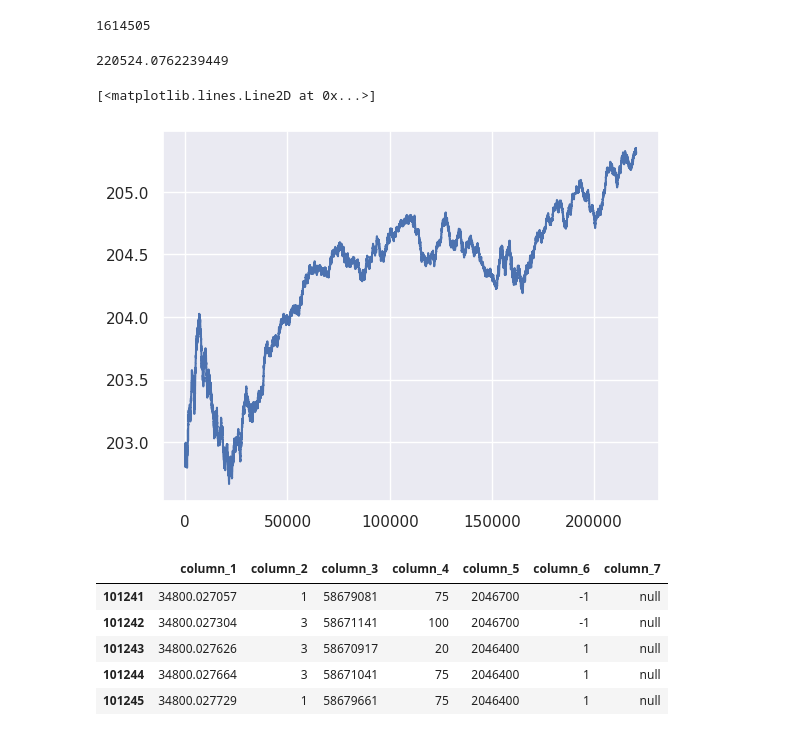
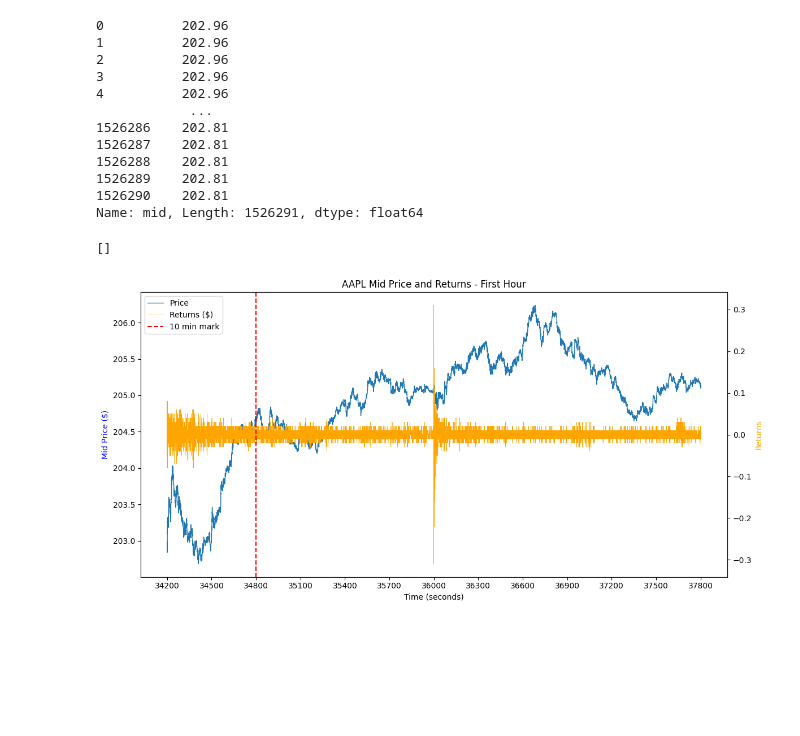
Before and after one commit to benhunt19/deep-lob-project, a Jupyter notebook: src/notebooks/exploratoryDataAnalysis.ipynb, the cells around one changed output. Cells and saved outputs as stored; diff of their text form; code cells hidden in the pictures; blank space fills up the shorter version.

```diff
--- a/src/notebooks/exploratoryDataAnalysis.ipynb
+++ b/src/notebooks/exploratoryDataAnalysis.ipynb
@@ -81,11 +72,6 @@ Passing `palette` without assigning `hue` is deprecated and will be removed in v
 # %%
-aapl_raw_file = rf'/cs/student/projects3/cf/2024/benjhunt/deep-lob-project/data/raw/_data_dwn_43_456__AAPL_2025-06-02_2025-06-04_10/AAPL_2025-06-04_34200000_57600000_orderbook_10.csv'
-aapl_raw = pl.read_csv(aapl_raw_file, has_header=False).to_pandas()
-print(aapl_raw.columns)
-aapl_raw.columns = [
-    sub
-    for i in range(1, 11)
-    for sub in [f'ASKp{i}', f'ASKs{i}', f'BIDp{i}', f'BIDs{i}']
-]
-aapl_raw.head
+aapl_raw_file = rf'C:\Users\benhu\UCL\Term 3\HSBC\deep-lob-project\data\processed\AAPL\orderbooks\unscaled\AAPL_orderbooks_2025-06-04.csv'
+aapl_raw_books = pl.read_csv(aapl_raw_file, has_header=False).to_pandas()
+# print(aapl_raw_books.columns)
+aapl_raw_books.head
 # %% [output]
@@ -118,27 +95,48 @@ Index(['column_1', 'column_2', 'column_3', 'column_4', 'column_5', 'column_6',
 # %%
-aapl_mid = (aapl_raw['ASKp1'] + aapl_raw['BIDp1']) / (2 * 10_000)
-aapl_mid.size
+aapl_raw_books['mid'] = (aapl_raw_books['column_2'] + aapl_raw_books['column_2']) / (2 * 10_000)
+aapl_raw_books['mid']
 # %% [output]
-1614505
+0          202.96
+1          202.96
+2          202.96
+3          202.96
+4          202.96
+            ...
+1526286    202.81
+1526287    202.81
+1526288    202.81
+1526289    202.81
+1526290    202.81
+Name: mid, Length: 1526291, dtype: float64
+# %%
+aapl_raw_books['returns'] =  aapl_raw_books['mid'].diff()
 # %%
-updates_in_first_hour = 60*60/ avg_diffs['AAPL']
-print(updates_in_first_hour)
-first_hour_aapl = aapl_mid[:int(updates_in_first_hour)]
-plt.plot(first_hour_aapl)
+first_hour_time = aapl_raw_books['column_1'][0] + 60*60
+ten_min_time = aapl_raw_books['column_1'][0] + 60*10
+first_hour = aapl_raw_books[aapl_raw_books['column_1'] < first_hour_time]
+fig = plt.figure(figsize=(12,6))
+plt.plot(first_hour['column_1'], first_hour['mid'], label='Price', linewidth=1,)
+ax1 = plt.gca()
+ax2 = ax1.twinx()
+ax2.plot(first_hour['column_1'], first_hour['returns'], color='orange', label='Returns ($)', linewidth=0.5, alpha=1)
+ax2.set_ylabel('Returns', color='orange')
+plt.axvline(x=ten_min_time, color='red', linestyle='--', label='10 min mark')
+# Ensure both axes have the same number of ticks
+ax1.locator_params(axis='x', nbins=10)
+ax2.locator_params(axis='y', nbins=10)
+
+# Set axis labels and title
+ax1.set_xlabel('Time (seconds)')
+ax1.set_ylabel('Mid Price ($)', color='blue')
+plt.title('AAPL Mid Price and Returns - First Hour')
+
+# Improve legend and layout
+lines_1, labels_1 = ax1.get_legend_handles_labels()
+lines_2, labels_2 = ax2.get_legend_handles_labels()
+ax1.legend(lines_1 + lines_2, labels_1 + labels_2, loc='upper left')
+plt.tight_layout()
+ax1.xaxis.set_major_locator(plt.MultipleLocator(300))
+plt.plot()
 # %% [output]
-220524.0762239449
+[]
-[<matplotlib.lines.Line2D at 0x...>]
-[figure, old version]
+[figure, new version]
-# %%
-aapl_processed_path = fr"/cs/student/projects3/cf/2024/benjhunt/deep-lob-project/data/raw/_data_dwn_43_456__AAPL_2025-06-02_2025-06-04_10/AAPL_2025-06-04_34200000_57600000_message_10.csv"
-aapl_processed = pl.read_csv(aapl_processed_path, has_header=False).to_pandas()
-# aapl_processed
-row = aapl_processed[aapl_processed['column_1'] > 34200.000792 + 600].iloc[0,:]
-row
-# %% [output]
-|  | column_1 | column_2 | column_3 | column_4 | column_5 | column_6 | column_7 |
-| 101241 | 34800.027057 | 1 | 58679081 | 75 | 2046700 | -1 | null |
-| 101242 | 34800.027304 | 3 | 58671141 | 100 | 2046700 | -1 | null |
-| 101243 | 34800.027626 | 3 | 58670917 | 20 | 2046400 | 1 | null |
-| 101244 | 34800.027664 | 3 | 58671041 | 75 | 2046400 | 1 | null |
-| 101245 | 34800.027729 | 1 | 58679661 | 75 | 2046400 | 1 | null |
```
Also changed, not shown: parts of 9 cells of this notebook, 12 other files.
